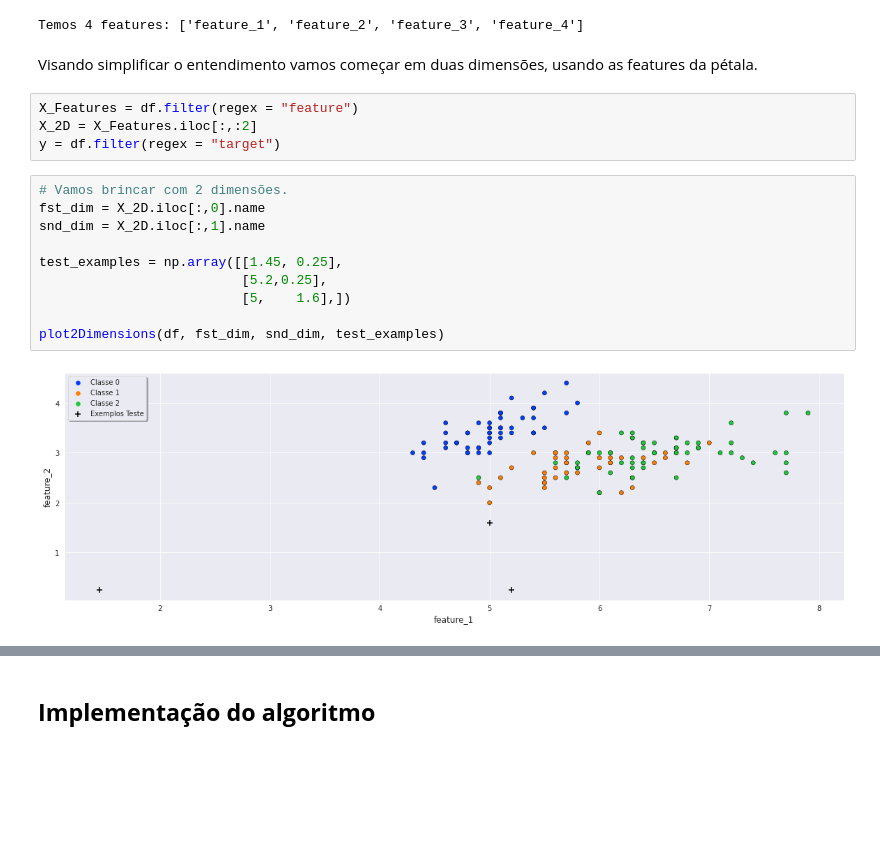
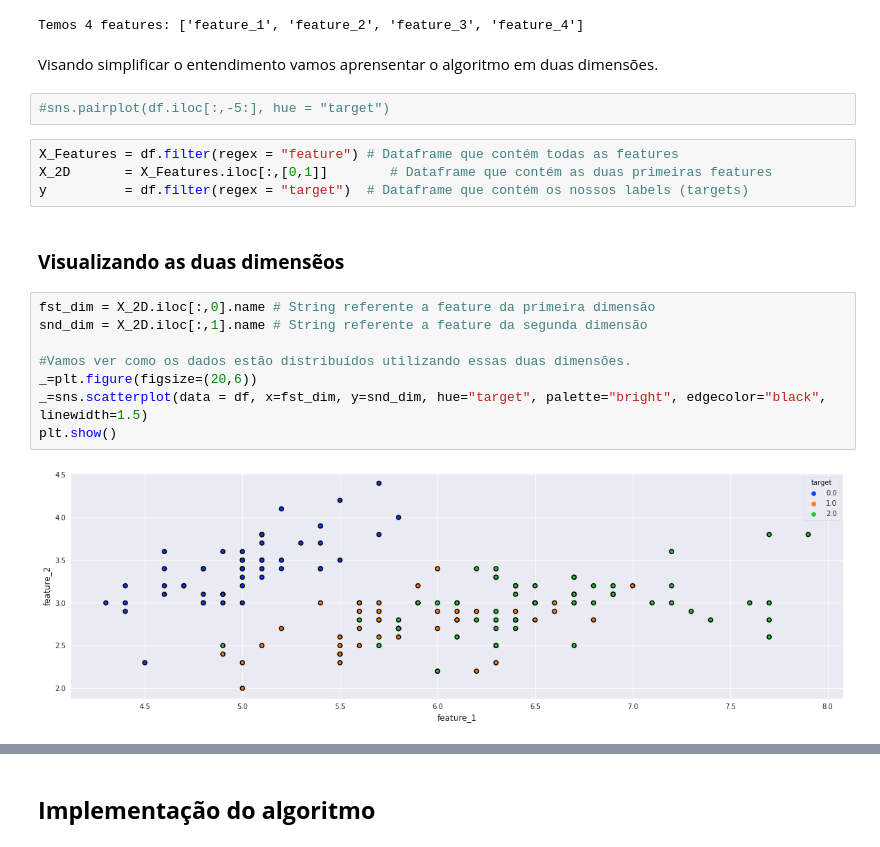
Before and after one commit to rocabrera/ml-learning, a Jupyter notebook: knn/knn.ipynb, the cells around one changed output, grey strips where cells are left out. Saved outputs shown, nothing was run; the diff lists cells and outputs as text; blank space fills up the shorter version.

```diff
--- a/knn/knn.ipynb
+++ b/knn/knn.ipynb
@@ -70,20 +111,22 @@ print(f"Temos {len(features)} features: {features}\n")
 # %% [output]
 Temos 4 features: ['feature_1', 'feature_2', 'feature_3', 'feature_4']
 # %% [markdown]
-Visando simplificar o entendimento vamos começar em duas dimensões, usando as features da pétala.
+Visando simplificar o entendimento vamos aprensentar o algoritmo em duas dimensões.
+# %%
+#sns.pairplot(df.iloc[:,-5:], hue = "target")
 # %%
-X_Features = df.filter(regex = "feature")
-X_2D = X_Features.iloc[:,:2]
-y = df.filter(regex = "target")
+X_Features = df.filter(regex = "feature") # Dataframe que contém todas as features
+X_2D       = X_Features.iloc[:,[0,1]]        # Dataframe que contém as duas primeiras features
+y          = df.filter(regex = "target")  # Dataframe que contém os nossos labels (targets)
-# %%
-# Vamos brincar com 2 dimensões.
-fst_dim = X_2D.iloc[:,0].name
-snd_dim = X_2D.iloc[:,1].name
-
-test_examples = np.array([[1.45, 0.25],
-                          [5.2,0.25],
-                          [5,    1.6],])
-
-plot2Dimensions(df, fst_dim, snd_dim, test_examples)
-# %% [output]
-[figure, removed]
+# %% [markdown]
+### **Visualizando as duas dimensẽos**
+# %%
+fst_dim = X_2D.iloc[:,0].name # String referente a feature da primeira dimensão
+snd_dim = X_2D.iloc[:,1].name # String referente a feature da segunda dimensão
+
+#Vamos ver como os dados estão distribuídos utilizando essas duas dimensões.
+_=plt.figure(figsize=(20,6))
+_=sns.scatterplot(data = df, x=fst_dim, y=snd_dim, hue="target", palette="bright", edgecolor="black", linewidth=1.5)
+plt.show()
+# %% [output]
+[figure, added]
```
Also changed, not shown: parts of 43 cells of this notebook, 2 other files.
